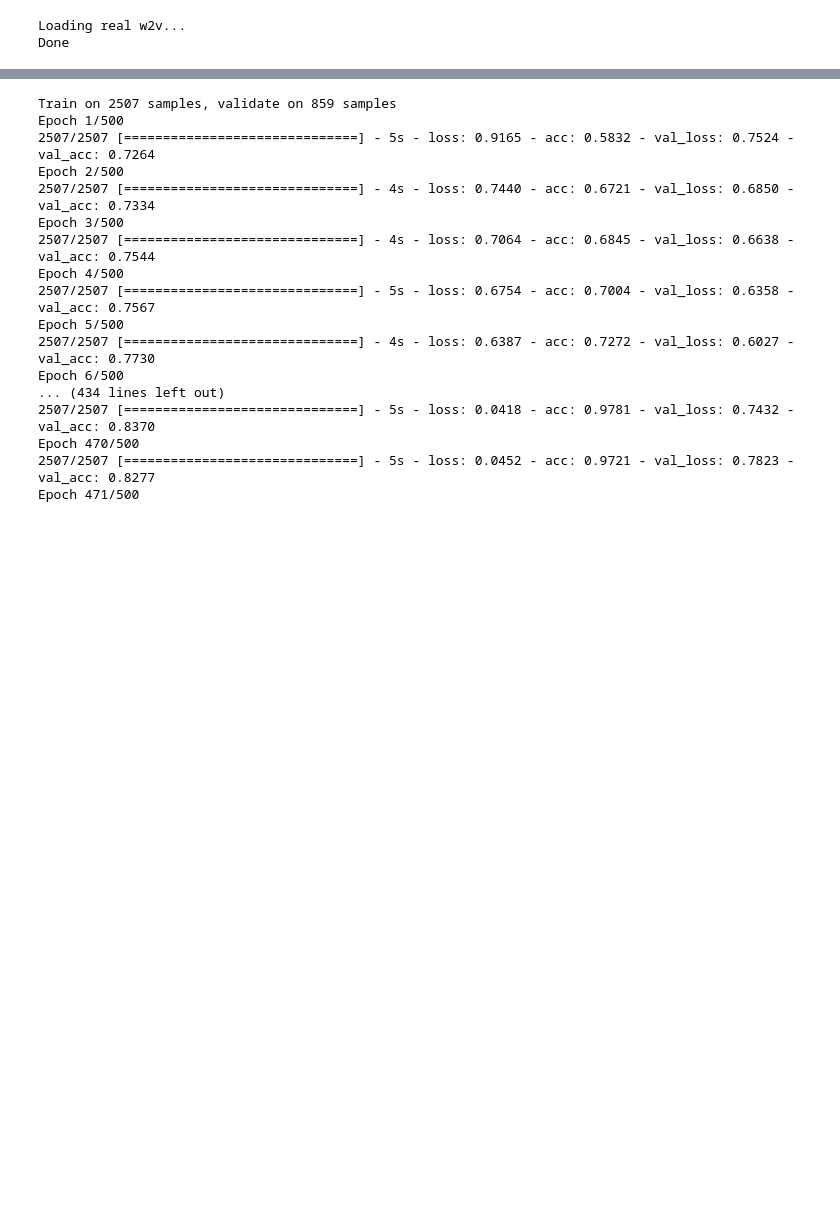
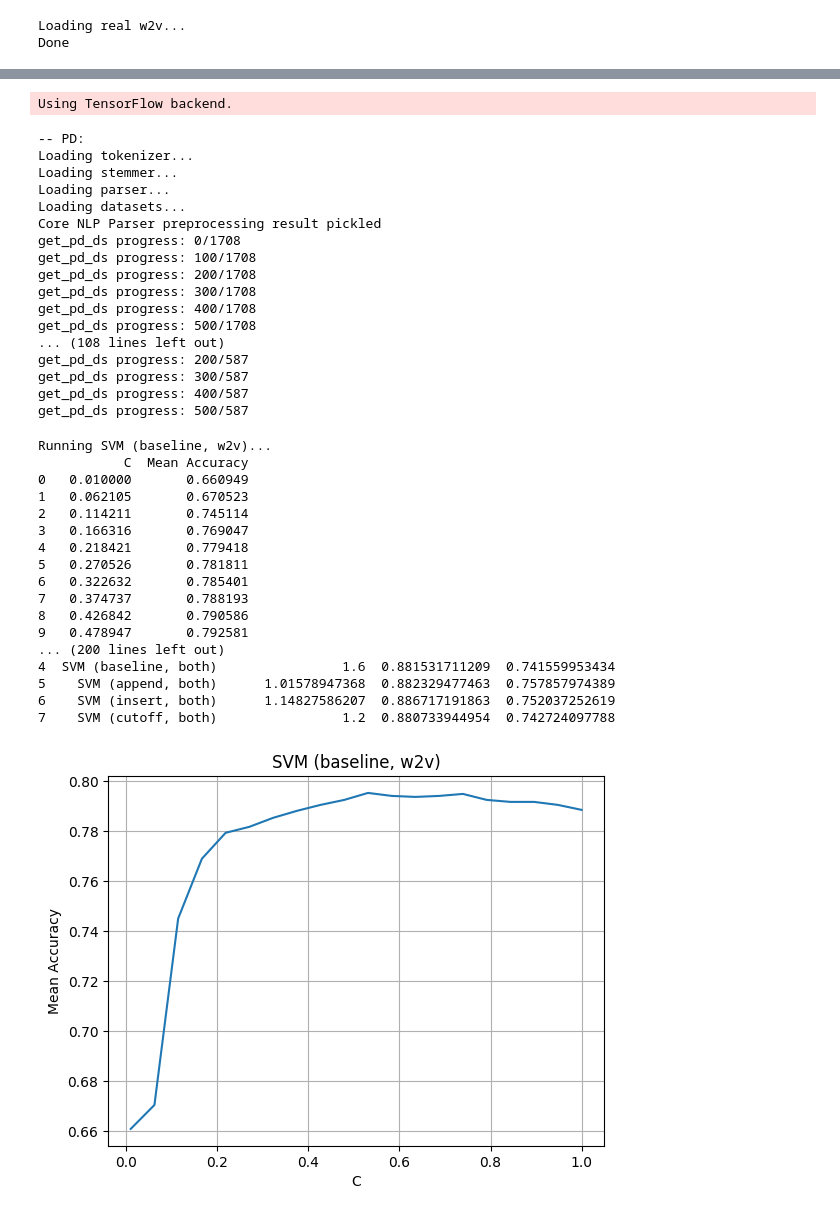
Before and after one commit to alekseyl1992/absa, a Jupyter notebook: pd_nb.ipynb, the cells around one changed output, grey strips where cells are left out. Cells and saved outputs as stored; diff of their text form; code cells hidden in the pictures; blank space fills up the shorter version.

Commit message:
weird pd grid results

```diff
--- a/pd_nb.ipynb
+++ b/pd_nb.ipynb
@@ -48,22 +28,24 @@ get_pd_ds progress: 500/587
 # %%
+import polarity
 reload(polarity)
-pd = polarity.PD(w2v, acd_)
-pd.train_pd_keras(data)
+pd_ = polarity.PD(w2v, acd_)
+datasets = pd_.load_grid_datasets()
 # %% [output]
-Train on 2507 samples, validate on 859 samples
-Epoch 1/500
-2507/2507 [==============================] - 5s - loss: 0.9165 - acc: 0.5832 - val_loss: 0.7524 - val_acc: 0.7264
-Epoch 2/500
-2507/2507 [==============================] - 4s - loss: 0.7440 - acc: 0.6721 - val_loss: 0.6850 - val_acc: 0.7334
-Epoch 3/500
-2507/2507 [==============================] - 4s - loss: 0.7064 - acc: 0.6845 - val_loss: 0.6638 - val_acc: 0.7544
-Epoch 4/500
-2507/2507 [==============================] - 5s - loss: 0.6754 - acc: 0.7004 - val_loss: 0.6358 - val_acc: 0.7567
-Epoch 5/500
-2507/2507 [==============================] - 4s - loss: 0.6387 - acc: 0.7272 - val_loss: 0.6027 - val_acc: 0.7730
-Epoch 6/500
-... (434 lines left out)
-2507/2507 [==============================] - 5s - loss: 0.0418 - acc: 0.9781 - val_loss: 0.7432 - val_acc: 0.8370
-Epoch 470/500
-2507/2507 [==============================] - 5s - loss: 0.0452 - acc: 0.9721 - val_loss: 0.7823 - val_acc: 0.8277
-Epoch 471/500
+Using TensorFlow backend.
+-- PD:
+Loading tokenizer...
+Loading stemmer...
+Loading parser...
+Loading datasets...
+Core NLP Parser preprocessing result pickled
+get_pd_ds progress: 0/1708
+get_pd_ds progress: 100/1708
+get_pd_ds progress: 200/1708
+get_pd_ds progress: 300/1708
+get_pd_ds progress: 400/1708
+get_pd_ds progress: 500/1708
+... (108 lines left out)
+get_pd_ds progress: 200/587
+get_pd_ds progress: 300/587
+get_pd_ds progress: 400/587
+get_pd_ds progress: 500/587
@@ -79,0 +52,24 @@ Epoch 471/500
+# %%
+import polarity
+reload(polarity)
+pd_ = polarity.PD(w2v, acd_)
+pd_.grid_search_pd(datasets)
+# %% [output]
+Running SVM (baseline, w2v)...
+           C  Mean Accuracy
+0   0.010000       0.660949
+1   0.062105       0.670523
+2   0.114211       0.745114
+3   0.166316       0.769047
+4   0.218421       0.779418
+5   0.270526       0.781811
+6   0.322632       0.785401
+7   0.374737       0.788193
+8   0.426842       0.790586
+9   0.478947       0.792581
+... (200 lines left out)
+4  SVM (baseline, both)                1.6  0.881531711209  0.741559953434
+5    SVM (append, both)      1.01578947368  0.882329477463  0.757857974389
+6    SVM (insert, both)      1.14827586207  0.886717191863  0.752037252619
+7    SVM (cutoff, both)                1.2  0.880733944954  0.742724097788
+[figure, added]
```
Also changed, not shown: parts of 6 cells of this notebook, 1 other file.
